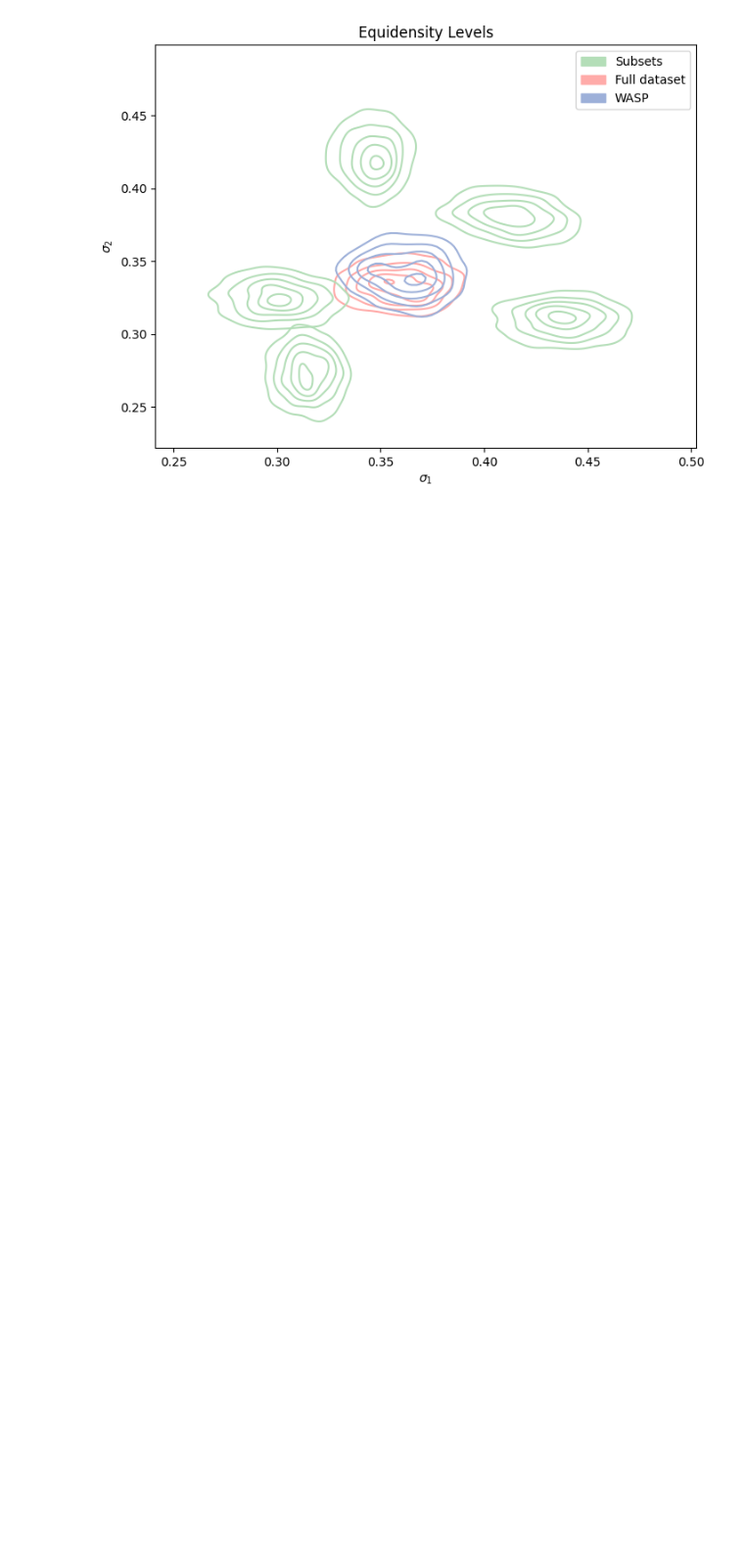
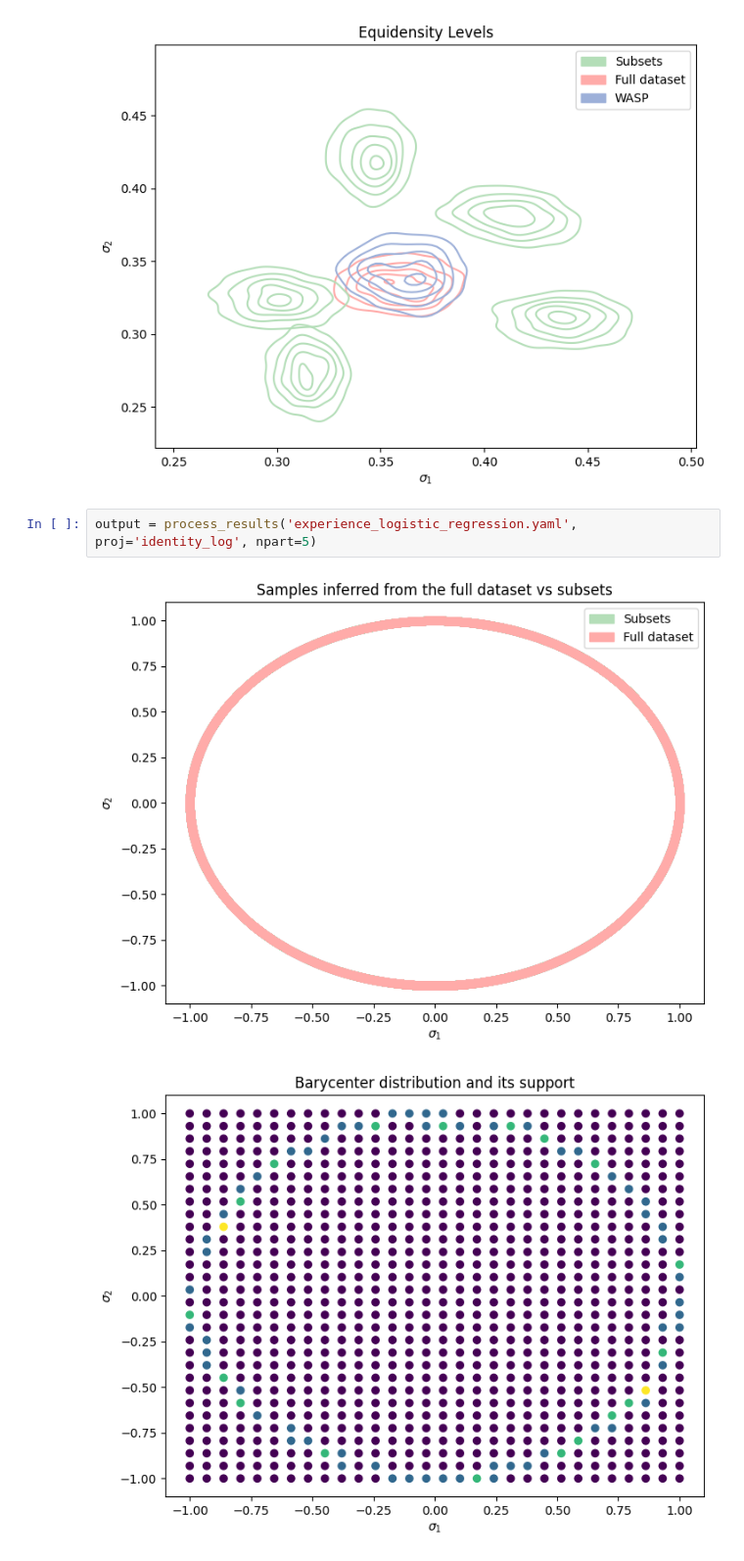
Before and after one commit to VictorBaillet/WASP-experiments, a Jupyter notebook: results.ipynb, the cells around one changed output. Shown at 98% size. Saved outputs shown, nothing was run; the diff lists cells and outputs as text; blank space fills up the shorter version.

Commit message:
add logistic models

```diff
--- a/results.ipynb
+++ b/results.ipynb
@@ -29,3 +22,8 @@ output = process_results('experience_1.yaml', proj='rho_1', npart=5)
 [figure]
 [figure]
 [figure]
+# %%
+output = process_results('experience_logistic_regression.yaml', proj='identity_log', npart=5)
+# %% [output]
+[figure, added]
+[figure, added]
```
Also changed, not shown: parts of 2 cells of this notebook, 22 other files.
